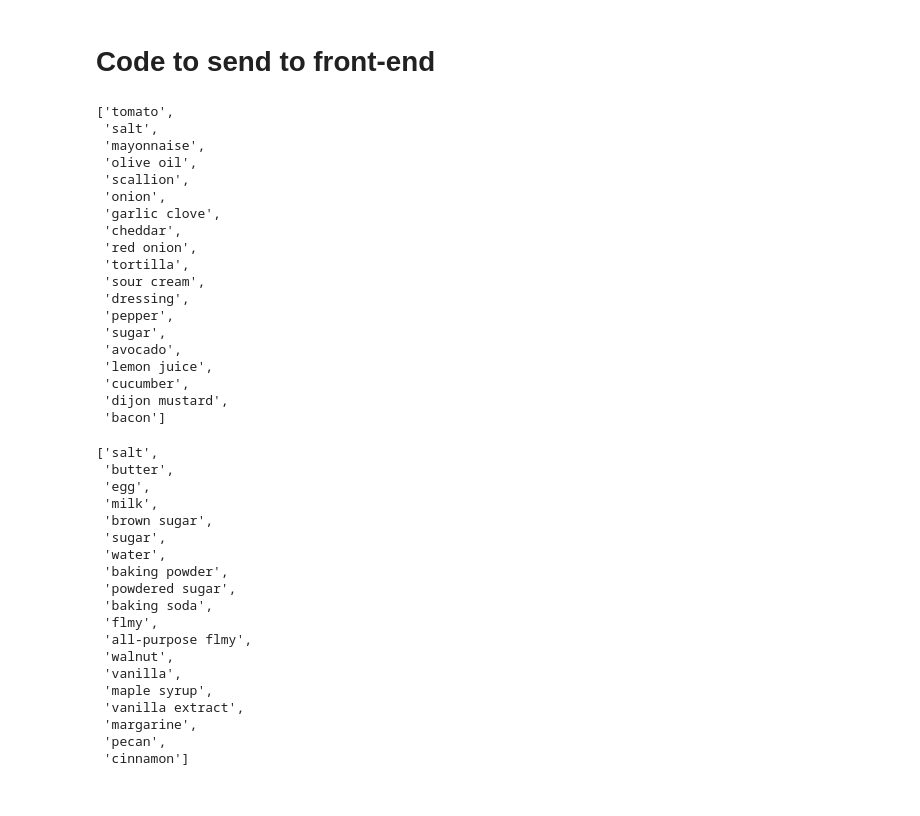
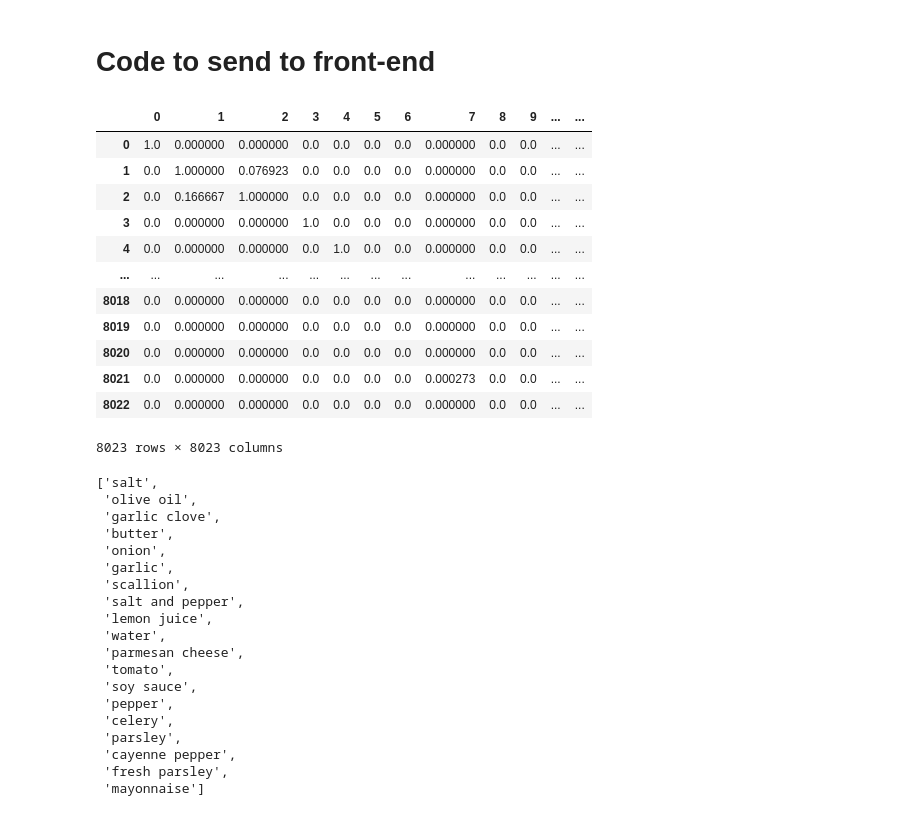
Before and after one commit to mariliabreis/ingredient_matching, a Jupyter notebook: notebooks/baseline_marilia.ipynb, the cells around one changed output. Drawn from its saved outputs; the diff is of its cells as text; code cells hidden in the pictures.

```diff
--- a/notebooks/baseline_marilia.ipynb
+++ b/notebooks/baseline_marilia.ipynb
@@ -128,4 +147,19 @@ combination_percentage.isnull().sum().sum()
 # %% [markdown]
 # Code to send to front-end
 # %%
-test = combination_percentage
+# pegar do csv
+combination_percentage
+# %% [output]
+|  | 0 | 1 | 2 | 3 | 4 | 5 | 6 | 7 | 8 | 9 | ... | ... |
+| 0 | 1.0 | 0.000000 | 0.000000 | 0.0 | 0.0 | 0.0 | 0.0 | 0.000000 | 0.0 | 0.0 | ... | ... |
+| 1 | 0.0 | 1.000000 | 0.076923 | 0.0 | 0.0 | 0.0 | 0.0 | 0.000000 | 0.0 | 0.0 | ... | ... |
+| 2 | 0.0 | 0.166667 | 1.000000 | 0.0 | 0.0 | 0.0 | 0.0 | 0.000000 | 0.0 | 0.0 | ... | ... |
+| 3 | 0.0 | 0.000000 | 0.000000 | 1.0 | 0.0 | 0.0 | 0.0 | 0.000000 | 0.0 | 0.0 | ... | ... |
+| 4 | 0.0 | 0.000000 | 0.000000 | 0.0 | 1.0 | 0.0 | 0.0 | 0.000000 | 0.0 | 0.0 | ... | ... |
+| ... | ... | ... | ... | ... | ... | ... | ... | ... | ... | ... | ... | ... |
+| 8018 | 0.0 | 0.000000 | 0.000000 | 0.0 | 0.0 | 0.0 | 0.0 | 0.000000 | 0.0 | 0.0 | ... | ... |
+| 8019 | 0.0 | 0.000000 | 0.000000 | 0.0 | 0.0 | 0.0 | 0.0 | 0.000000 | 0.0 | 0.0 | ... | ... |
+| 8020 | 0.0 | 0.000000 | 0.000000 | 0.0 | 0.0 | 0.0 | 0.0 | 0.000000 | 0.0 | 0.0 | ... | ... |
+| 8021 | 0.0 | 0.000000 | 0.000000 | 0.0 | 0.0 | 0.0 | 0.0 | 0.000273 | 0.0 | 0.0 | ... | ... |
+| 8022 | 0.0 | 0.000000 | 0.000000 | 0.0 | 0.0 | 0.0 | 0.0 | 0.000000 | 0.0 | 0.0 | ... | ... |
+8023 rows × 8023 columns
@@ -140,46 +190,24 @@ def test_row(index):
 
     return top_results
 # %%
-test_row(4308)
+get_combinations('shrimp')
 # %% [output]
-['tomato',
- 'salt',
- 'mayonnaise',
+['salt',
  'olive oil',
+ 'garlic clove',
+ 'butter',
+ 'onion',
+ 'garlic',
  'scallion',
- 'onion',
- 'garlic clove',
- 'cheddar',
- 'red onion',
- 'tortilla',
- 'sour cream',
- 'dressing',
+ 'salt and pepper',
+ 'lemon juice',
+ 'water',
+ 'parmesan cheese',
+ 'tomato',
+ 'soy sauce',
  'pepper',
- 'sugar',
- 'avocado',
- 'lemon juice',
- 'cucumber',
- 'dijon mustard',
- 'bacon']
+ 'celery',
+ 'parsley',
+ 'cayenne pepper',
+ 'fresh parsley',
+ 'mayonnaise']
-# %%
-test_row(4569)
-# %% [output]
-['salt',
- 'butter',
- 'egg',
- 'milk',
- 'brown sugar',
- 'sugar',
- 'water',
- 'baking powder',
- 'powdered sugar',
- 'baking soda',
- 'flmy',
- 'all-purpose flmy',
- 'walnut',
- 'vanilla',
- 'maple syrup',
- 'vanilla extract',
- 'margarine',
- 'pecan',
- 'cinnamon']
```
Also changed, not shown: parts of 36 cells of this notebook, 2 other files.
